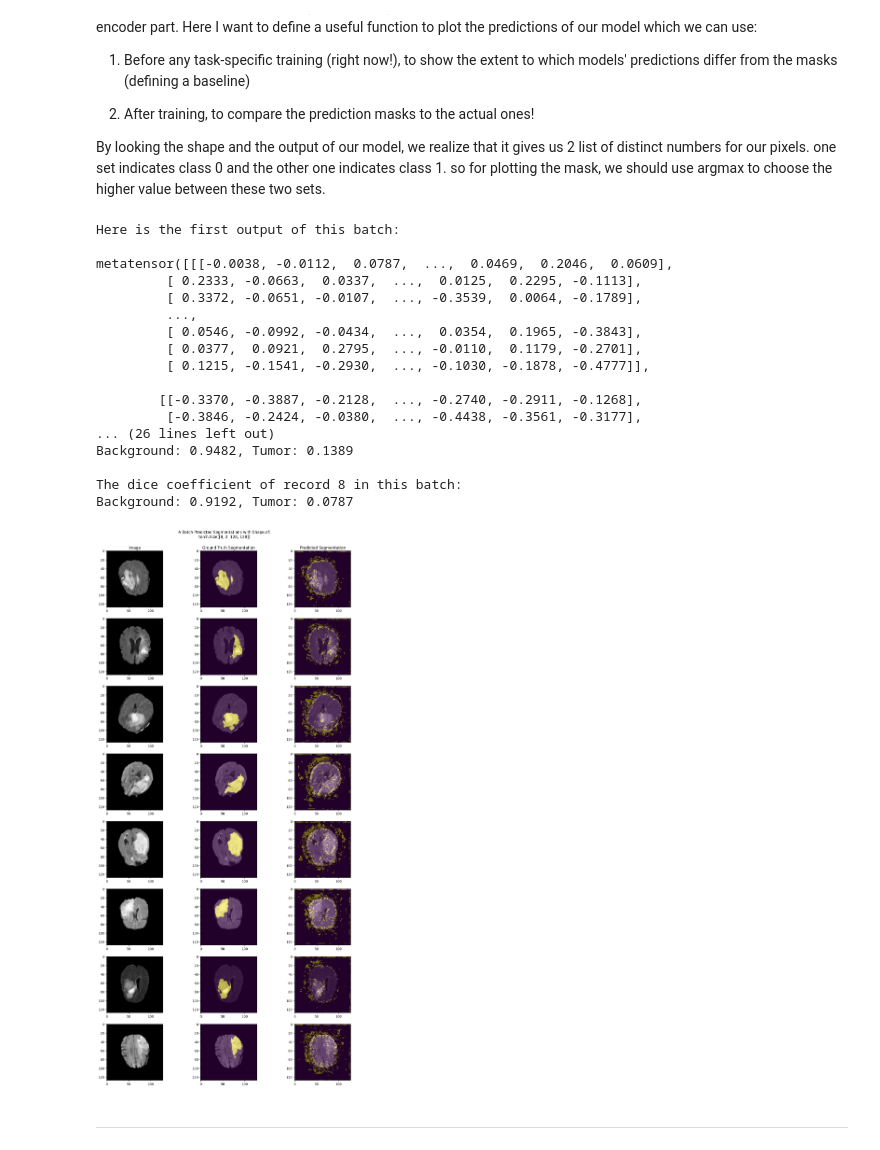
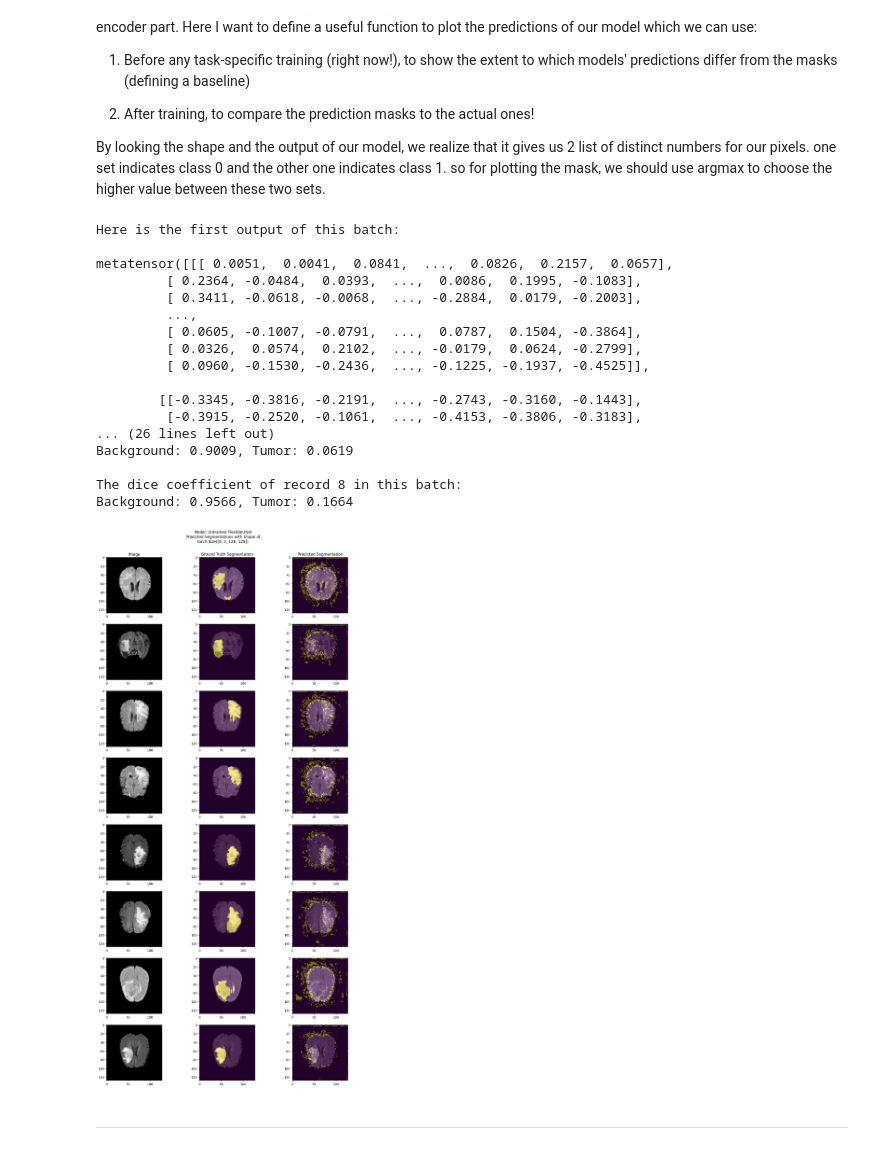
Before and after one commit to ParsaRouzrokh/PyTorch_Brain_Tumor_Segmentation_2D, a Jupyter notebook: Brain_Tumor_Segmentation.ipynb, the cells around one changed output. Cells and saved outputs as stored; diff of their text form; code cells hidden in the pictures.

```diff
--- a/Brain_Tumor_Segmentation.ipynb
+++ b/Brain_Tumor_Segmentation.ipynb
@@ -719,8 +753,8 @@ def list_of_records(df) -> List:
       - df (pandas.dataframe)
     Objectives:
       1) Creating Train_List: List of dictionary records for each training data
-      2) Creating Val_Test_List: List of dictionary records for each val/test data
-      3) Creating Val_List and Test_List by splitting the Val_Test_List in half
+      2) Creating Val_List: List of dictionary records for each validation data
+      3) Creating Test_List: List of dictionary records for each test data
       4) Showing the first record of every list + length of each of them
     Returns:
       - Train_list
@@ -729,15 +763,15 @@ def list_of_records(df) -> List:
   """
   # 1:
   Train_List = df[df["Set"]=="Train"].to_dict("records")
-  random.shuffle(Train_List)  # Never forget to shuffle before splitting!
+  random.shuffle(Train_List)
 
   # 2:
-  Val_Test_List = df[df["Set"]=="Test"].to_dict("records")
-  random.shuffle(Val_Test_List)
+  Val_List = df[df["Set"]=="Validation"].to_dict("records")
+  random.shuffle(Val_List)
 
   # 3:
-  Val_List = Val_Test_List[: int(0.5 * len(Val_Test_List))]
-  Test_List = Val_Test_List[int(0.5 * len(Val_Test_List)):]
+  Test_List = df[df["Set"]=="Test"].to_dict("records")
+  random.shuffle(Test_List)
 
   # 4:
   print(f"First Record of Our Training List (Full Length: {len(Train_List)}):\n")
@@ -1034,10 +1069,12 @@ so for plotting the mask, we should use argmax to choose the higher value betwee
 # %%
 @determinate
 def predictions(Model: torch.nn.Module,
+                Model_Name: str,
                 Dataloader: DataLoader):
   """
     Parameters:
       - Model (torch.nn.Module): Indicating a model to evaluate its predictions
+      - Model_Name (str): Name of the model getting evaluated
       - Dataloader (DataLoader): Indicating a data loader to load images/masks
 
     Objectives:
@@ -1058,47 +1095,46 @@ def predictions(Model: torch.nn.Module,
 
   # 3:
   print(sample_preds[0],'\n')
 
 
   dice_list = mnDice(sample_preds, sample_masks).tolist()
 
   # 4:
   fig, axes = plt.subplots(8, 3, figsize=(15, 30))
-  fig.suptitle(f"A Batch Predicted Segmentations with Shape of:\n{sample_preds.shape}", y=0.91)
+  fig.suptitle(f"Model: {Model_Name}\n Predicted Segmentations with Shape of:\n{sample_preds.shape}", y=0.92)
   axes[0,0].set_title('Image')
   axes[0,1].set_title('Ground Truth Segmentation')
   axes[0,2].set_title('Predicted Segmentation')
   for i, (img, mask, pred) in enumerate(zip(sample_imgs, sample_masks, sample_preds)):
     axes[i, 0].imshow(img[0].detach().cpu(), cmap='gray')
     axes[i, 1].imshow(img[0].detach().cpu(), cmap='gray')
     axes[i, 1].imshow(mask[0].detach().cpu(),interpolation='nearest', alpha=0.5)
     axes[i, 2].imshow(img[0].detach().cpu(), cmap='gray')
     axes[i, 2].imshow(pred.argmax(dim=0).detach().cpu(),interpolation='nearest', alpha=0.5)
     # 5:
     print(f"The dice coefficient of record {i+1} in this batch:")
     print(f"Background: {dice_list[i][0]:.4f}, Tumor: {dice_list[i][1]:.4f}\n")
 
-
-predictions(Model = flex_untrained , Dataloader = Train_Dataloader)
+predictions(Model = flex_untrained , Model_Name = "Untrained FlexibleUNet" , Dataloader = Test_Dataloader)
 # %% [output]
 Here is the first output of this batch:
 
-metatensor([[[-0.0038, -0.0112,  0.0787,  ...,  0.0469,  0.2046,  0.0609],
-         [ 0.2333, -0.0663,  0.0337,  ...,  0.0125,  0.2295, -0.1113],
-         [ 0.3372, -0.0651, -0.0107,  ..., -0.3539,  0.0064, -0.1789],
+metatensor([[[ 0.0051,  0.0041,  0.0841,  ...,  0.0826,  0.2157,  0.0657],
+         [ 0.2364, -0.0484,  0.0393,  ...,  0.0086,  0.1995, -0.1083],
+         [ 0.3411, -0.0618, -0.0068,  ..., -0.2884,  0.0179, -0.2003],
          ...,
-         [ 0.0546, -0.0992, -0.0434,  ...,  0.0354,  0.1965, -0.3843],
-         [ 0.0377,  0.0921,  0.2795,  ..., -0.0110,  0.1179, -0.2701],
-         [ 0.1215, -0.1541, -0.2930,  ..., -0.1030, -0.1878, -0.4777]],
+         [ 0.0605, -0.1007, -0.0791,  ...,  0.0787,  0.1504, -0.3864],
+         [ 0.0326,  0.0574,  0.2102,  ..., -0.0179,  0.0624, -0.2799],
+         [ 0.0960, -0.1530, -0.2436,  ..., -0.1225, -0.1937, -0.4525]],
 
-        [[-0.3370, -0.3887, -0.2128,  ..., -0.2740, -0.2911, -0.1268],
-         [-0.3846, -0.2424, -0.0380,  ..., -0.4438, -0.3561, -0.3177],
+        [[-0.3345, -0.3816, -0.2191,  ..., -0.2743, -0.3160, -0.1443],
+         [-0.3915, -0.2520, -0.1061,  ..., -0.4153, -0.3806, -0.3183],
 ... (26 lines left out)
-Background: 0.9482, Tumor: 0.1389
+Background: 0.9009, Tumor: 0.0619
 
 The dice coefficient of record 8 in this batch:
-Background: 0.9192, Tumor: 0.0787
+Background: 0.9566, Tumor: 0.1664
-[figure, old version]
+[figure, new version]
 # %% [markdown]
 
 
```
Also changed, not shown: parts of 15 cells of this notebook.
